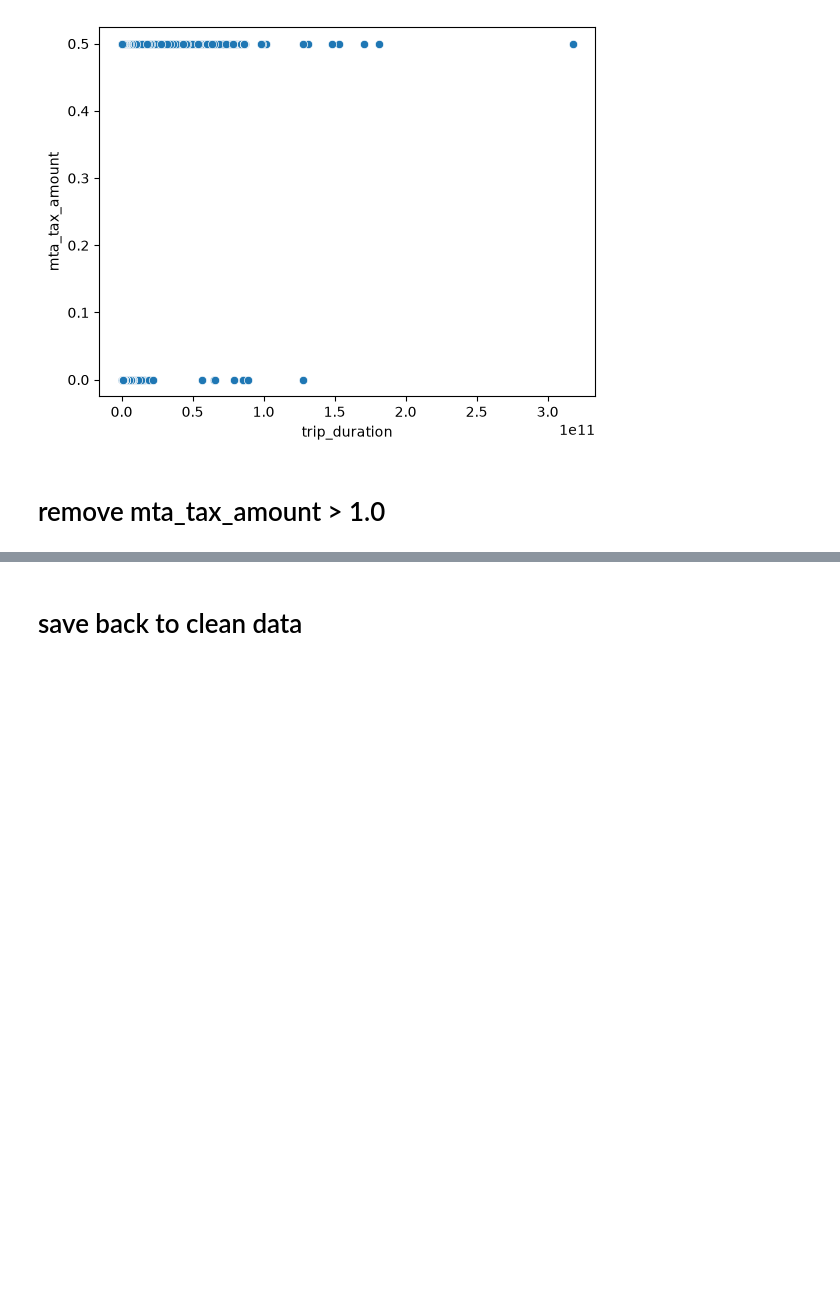
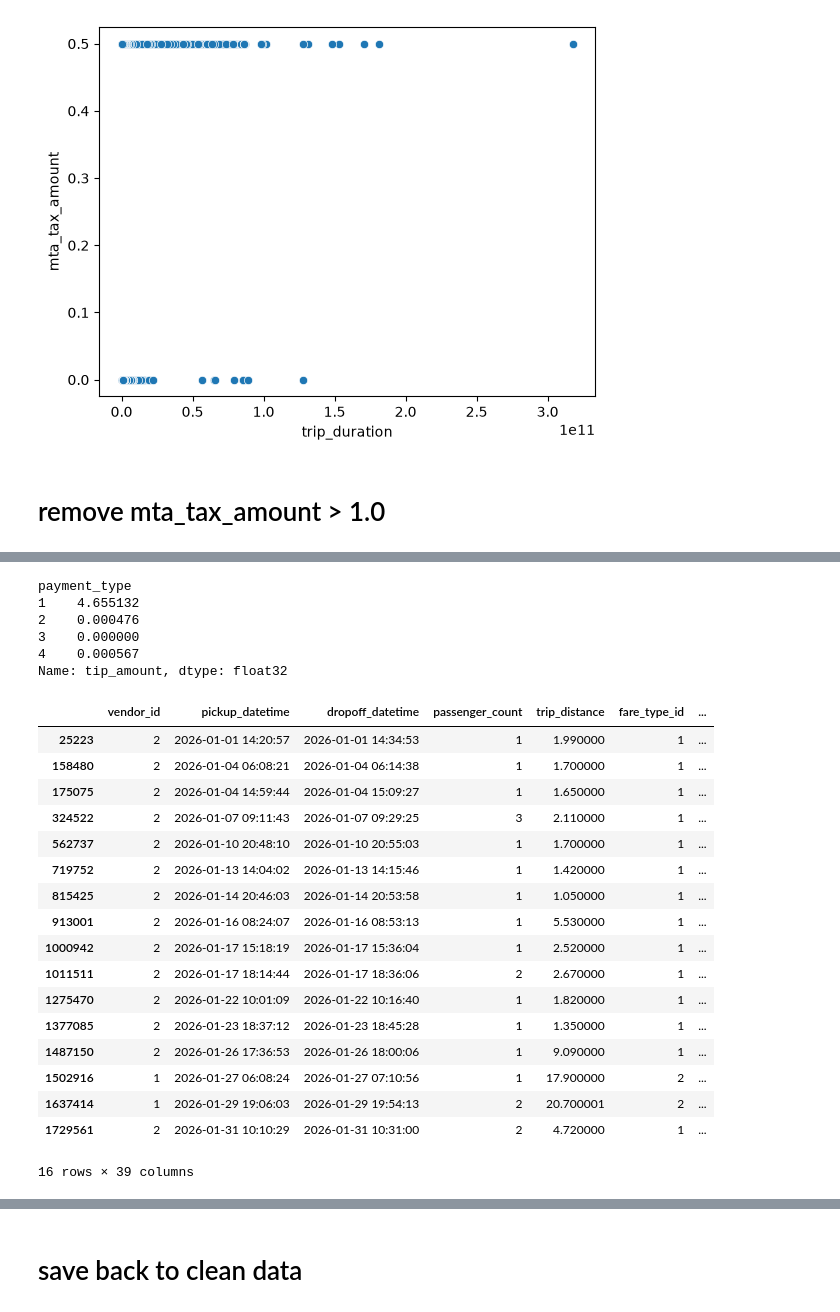
Before and after one commit to anirban2005143a/NYC-TLC-Analysis, a Jupyter notebook: data/data_processing/clean_surcharge_amounts.ipynb, the cells around one changed output, grey strips where cells are left out. Saved outputs shown, nothing was run; the diff lists cells and outputs as text; code cells hidden in the pictures; blank space fills up the shorter version.

```diff
--- a/data/data_processing/clean_surcharge_amounts.ipynb
+++ b/data/data_processing/clean_surcharge_amounts.ipynb
@@ -78,0 +103,30 @@ np.float64(532.9509267807007)
+# %%
+df.groupby('payment_type')['tip_amount'].mean()
+# %% [output]
+payment_type
+1    4.655132
+2    0.000476
+3    0.000000
+4    0.000567
+Name: tip_amount, dtype: float32
+# %%
+df[(df['payment_type'] == 2) & (df['tip_amount']>0)]
+# %% [output]
+|  | vendor_id | pickup_datetime | dropoff_datetime | passenger_count | trip_distance | fare_type_id | ... |
+| 25223 | 2 | 2026-01-01 14:20:57 | 2026-01-01 14:34:53 | 1 | 1.990000 | 1 | ... |
+| 158480 | 2 | 2026-01-04 06:08:21 | 2026-01-04 06:14:38 | 1 | 1.700000 | 1 | ... |
+| 175075 | 2 | 2026-01-04 14:59:44 | 2026-01-04 15:09:27 | 1 | 1.650000 | 1 | ... |
+| 324522 | 2 | 2026-01-07 09:11:43 | 2026-01-07 09:29:25 | 3 | 2.110000 | 1 | ... |
+| 562737 | 2 | 2026-01-10 20:48:10 | 2026-01-10 20:55:03 | 1 | 1.700000 | 1 | ... |
+| 719752 | 2 | 2026-01-13 14:04:02 | 2026-01-13 14:15:46 | 1 | 1.420000 | 1 | ... |
+| 815425 | 2 | 2026-01-14 20:46:03 | 2026-01-14 20:53:58 | 1 | 1.050000 | 1 | ... |
+| 913001 | 2 | 2026-01-16 08:24:07 | 2026-01-16 08:53:13 | 1 | 5.530000 | 1 | ... |
+| 1000942 | 2 | 2026-01-17 15:18:19 | 2026-01-17 15:36:04 | 1 | 2.520000 | 1 | ... |
+| 1011511 | 2 | 2026-01-17 18:14:44 | 2026-01-17 18:36:06 | 2 | 2.670000 | 1 | ... |
+| 1275470 | 2 | 2026-01-22 10:01:09 | 2026-01-22 10:16:40 | 1 | 1.820000 | 1 | ... |
+| 1377085 | 2 | 2026-01-23 18:37:12 | 2026-01-23 18:45:28 | 1 | 1.350000 | 1 | ... |
+| 1487150 | 2 | 2026-01-26 17:36:53 | 2026-01-26 18:00:06 | 1 | 9.090000 | 1 | ... |
+| 1502916 | 1 | 2026-01-27 06:08:24 | 2026-01-27 07:10:56 | 1 | 17.900000 | 2 | ... |
+| 1637414 | 1 | 2026-01-29 19:06:03 | 2026-01-29 19:54:13 | 2 | 20.700001 | 2 | ... |
+| 1729561 | 2 | 2026-01-31 10:10:29 | 2026-01-31 10:31:00 | 2 | 4.720000 | 1 | ... |
+16 rows × 39 columns
```
Also changed, not shown: parts of 60 cells of this notebook, 10 other files.
